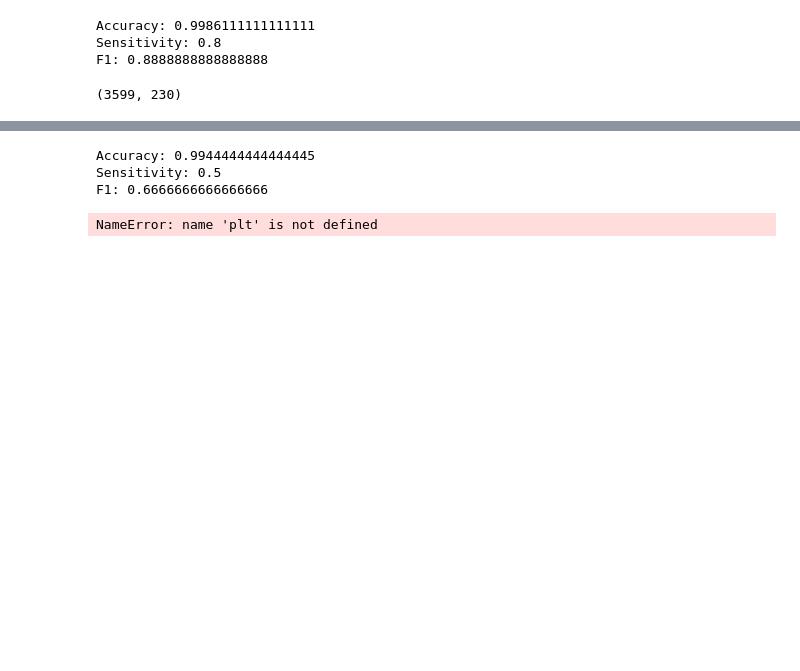
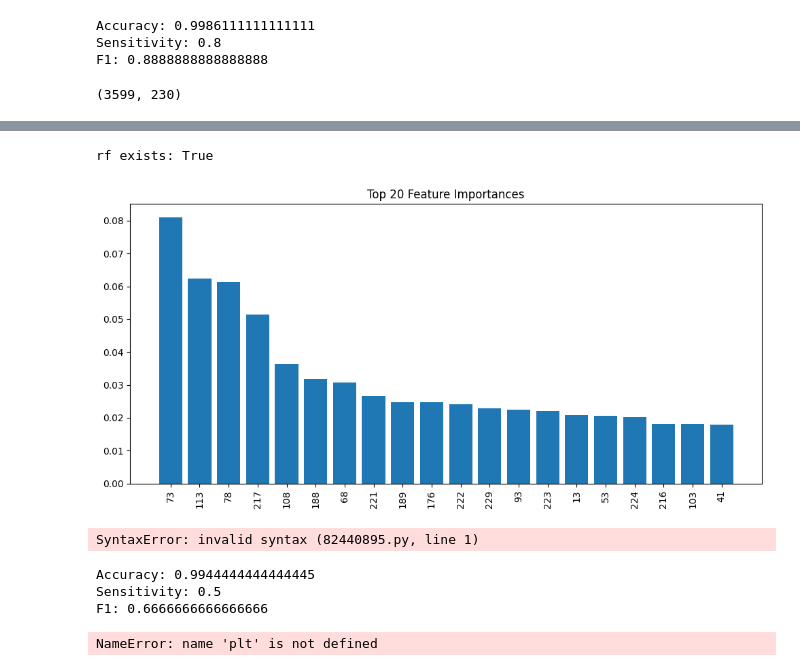
Before and after one commit to Tanishkaaa016/EEG-Seizure-ML-Baseline-and-Improvement, a Jupyter notebook: notebooks/eeg_MI_UROP.ipynb, the cells around one changed output, grey strips where cells are left out. Cells and saved outputs as stored; diff of their text form; code cells hidden in the pictures; blank space fills up the shorter version.

```diff
--- a/notebooks/eeg_MI_UROP.ipynb
+++ b/notebooks/eeg_MI_UROP.ipynb
@@ -1675,3 +1946,29 @@ print(baseline15.shape)
+# %%
+print("rf exists:", "rf" in globals())
+# %% [output]
+rf exists: True
+# %%
+import matplotlib.pyplot as plt
+import numpy as np
+
+importance = rf.feature_importances_
+
+idx = np.argsort(importance)[::-1][:20]
+
+plt.figure(figsize=(10,5))
+plt.bar(range(20), importance[idx])
+plt.xticks(range(20), idx, rotation=90)
+plt.title("Top 20 Feature Importances")
+plt.tight_layout()
+plt.show()
+# %% [output]
+[figure, added]
+# %%
+git add .
+git commit -m "Added permutation entropy features and improved seizure detection performance"
+git push
+# %% [output]
+SyntaxError: invalid syntax (82440895.py, line 1)
 # %%
 X_train, X_test, y_train, y_test = train_test_split(
     baseline15,
```
Also changed, not shown: parts of 46 cells of this notebook.
